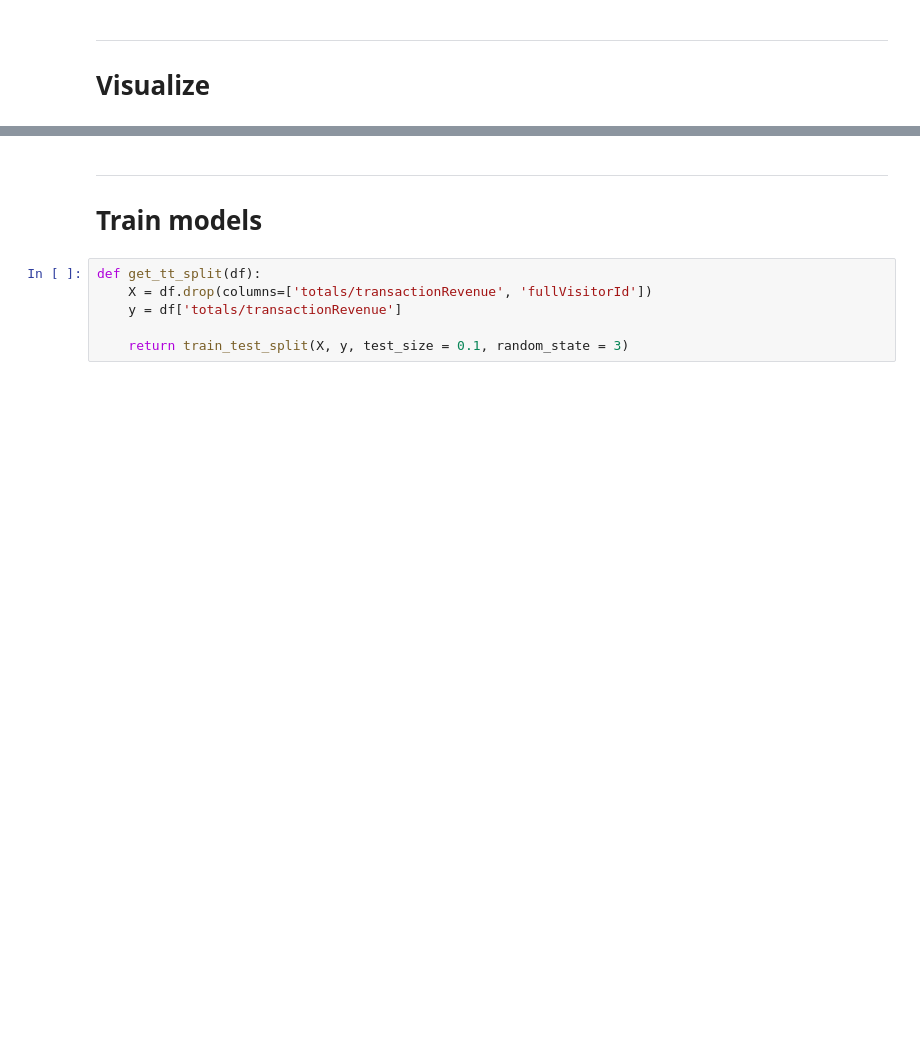
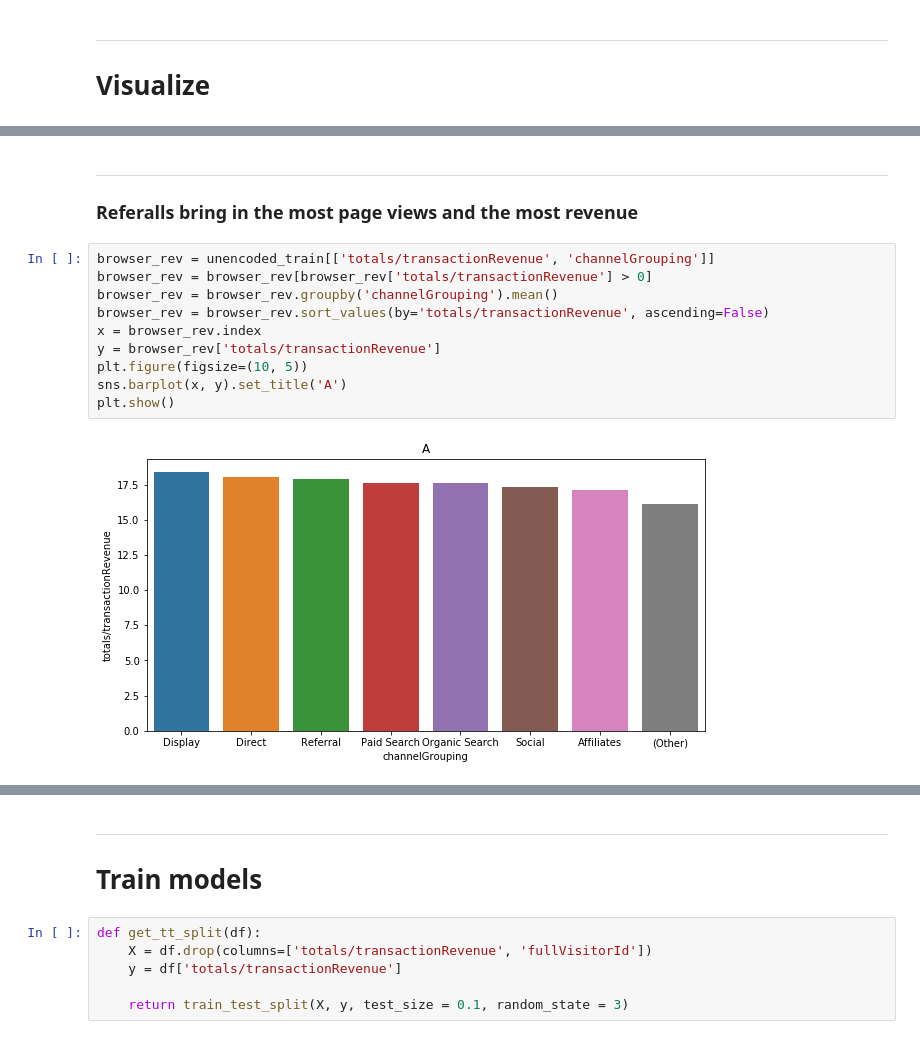
Before and after one commit to milto-github/kaggle-google-analytics, a Jupyter notebook: main_notebook.ipynb, the cells around one changed output, grey strips where cells are left out. Drawn from its saved outputs; the diff is of its cells as text; blank space fills up the shorter version.

```diff
--- a/main_notebook.ipynb
+++ b/main_notebook.ipynb
@@ -247,0 +321,15 @@ plt.show()
+# %% [markdown]
+---
+### Referalls bring in the most page views and the most revenue
+# %%
+browser_rev = unencoded_train[['totals/transactionRevenue', 'channelGrouping']]
+browser_rev = browser_rev[browser_rev['totals/transactionRevenue'] > 0]
+browser_rev = browser_rev.groupby('channelGrouping').mean()
+browser_rev = browser_rev.sort_values(by='totals/transactionRevenue', ascending=False)
+x = browser_rev.index
+y = browser_rev['totals/transactionRevenue']
+plt.figure(figsize=(10, 5))
+sns.barplot(x, y).set_title('A')
+plt.show()
+# %% [output]
+[figure, added]
```
Also changed, not shown: parts of 24 cells of this notebook.
